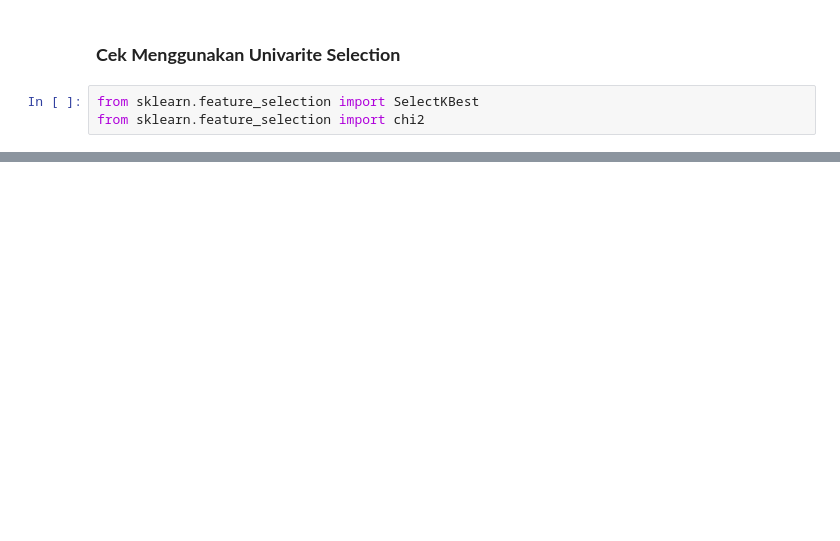
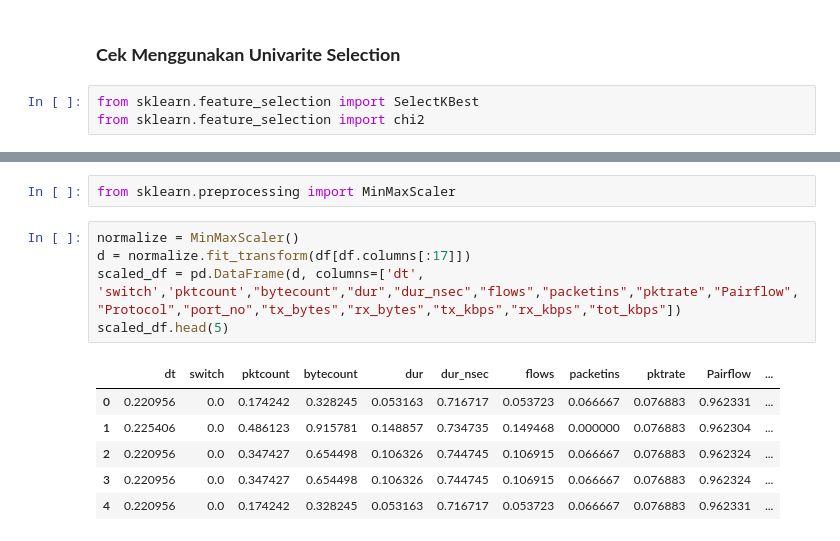
Before and after one commit to RaihanHeggi/entropy_based_ddos_attack, a Jupyter notebook: preprocessing_features_selection.ipynb, the cells around one changed output, grey strips where cells are left out. Saved outputs shown, nothing was run; the diff lists cells and outputs as text; blank space fills up the shorter version.

Commit message:
Save Processed Data

```diff
--- a/preprocessing_features_selection.ipynb
+++ b/preprocessing_features_selection.ipynb
@@ -402,0 +427,14 @@ print(featureScores.nlargest(15,'Score'))
+# %%
+from sklearn.preprocessing import MinMaxScaler
+# %%
+normalize = MinMaxScaler()
+d = normalize.fit_transform(df[df.columns[:17]])
+scaled_df = pd.DataFrame(d, columns=['dt', 'switch','pktcount',"bytecount","dur","dur_nsec","flows","packetins","pktrate","Pairflow","Protocol","port_no","tx_bytes","rx_bytes","tx_kbps","rx_kbps","tot_kbps"])
+scaled_df.head(5)
+# %% [output]
+|  | dt | switch | pktcount | bytecount | dur | dur_nsec | flows | packetins | pktrate | Pairflow | ... |
+| 0 | 0.220956 | 0.0 | 0.174242 | 0.328245 | 0.053163 | 0.716717 | 0.053723 | 0.066667 | 0.076883 | 0.962331 | ... |
+| 1 | 0.225406 | 0.0 | 0.486123 | 0.915781 | 0.148857 | 0.734735 | 0.149468 | 0.000000 | 0.076883 | 0.962304 | ... |
+| 2 | 0.220956 | 0.0 | 0.347427 | 0.654498 | 0.106326 | 0.744745 | 0.106915 | 0.066667 | 0.076883 | 0.962324 | ... |
+| 3 | 0.220956 | 0.0 | 0.347427 | 0.654498 | 0.106326 | 0.744745 | 0.106915 | 0.066667 | 0.076883 | 0.962324 | ... |
+| 4 | 0.220956 | 0.0 | 0.174242 | 0.328245 | 0.053163 | 0.716717 | 0.053723 | 0.066667 | 0.076883 | 0.962331 | ... |
```
Also changed, not shown: parts of 6 cells of this notebook.
